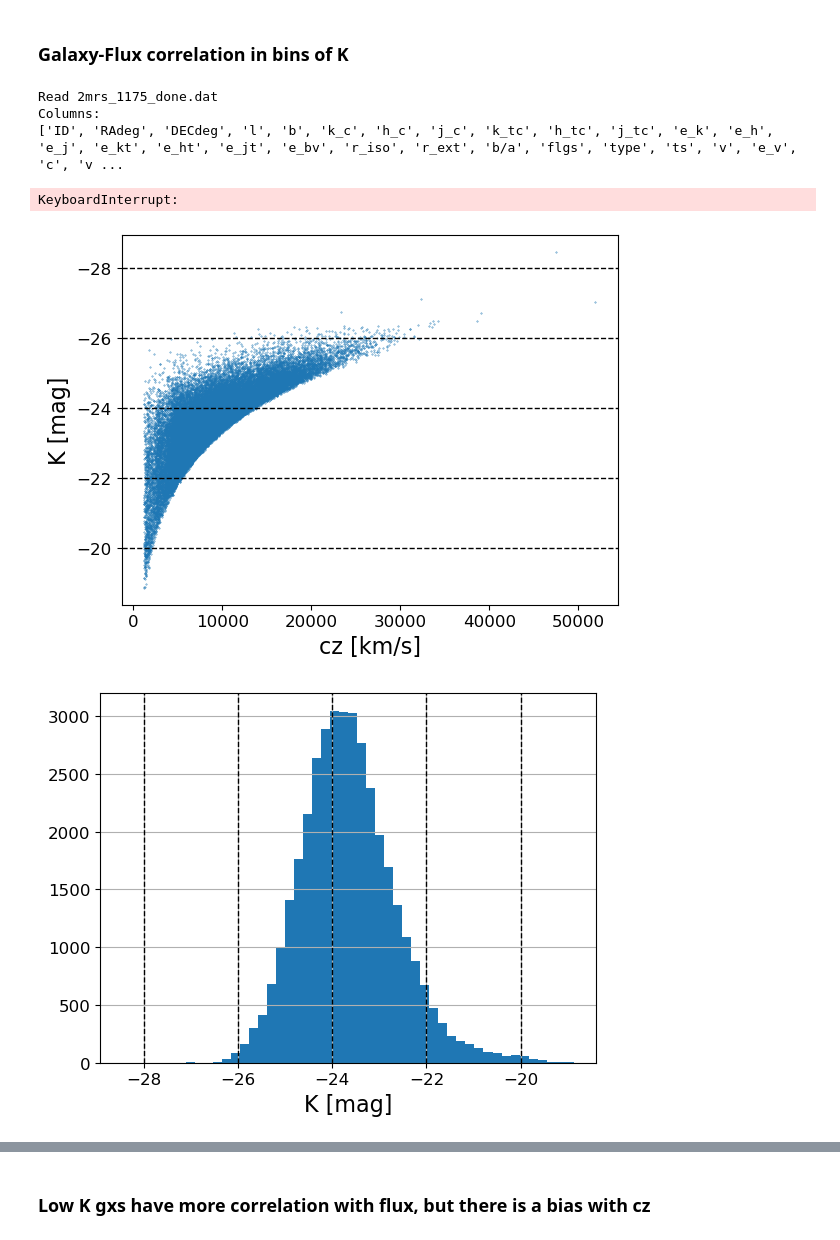
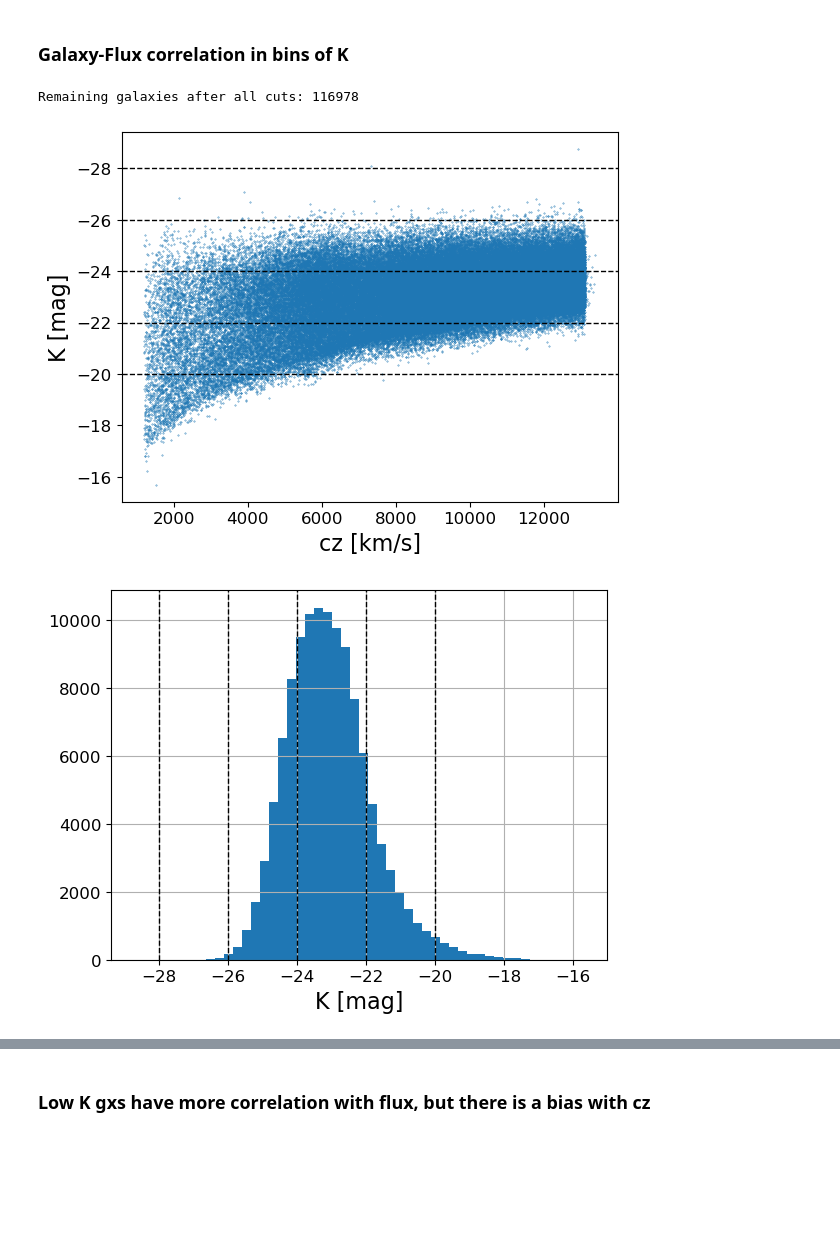
Before and after one commit to FedeDavilaKurban/Auger, a Jupyter notebook: plot3_GLADE_paper1.ipynb, the cells around one changed output, grey strips where cells are left out. Saved outputs shown, nothing was run; the diff lists cells and outputs as text; code cells hidden in the pictures; blank space fills up the shorter version.

```diff
--- a/plot3_GLADE_paper1.ipynb
+++ b/plot3_GLADE_paper1.ipynb
@@ -11,6 +11,8 @@ import matplotlib.pyplot as plt
 
 
 def read_GLADE(cols_to_use, cz_min=1200, dL_max=200):
+    from get_masks import get_milkyway_mask
+
     filename = "../data/GLADE_zhelio_lt0.1_dL_lt300.txt"
     c = 299792.458  # km/s
     chunksize = 200_000
@@ -53,6 +55,9 @@ def read_GLADE(cols_to_use, cz_min=1200, dL_max=200):
     df = pd.concat(filtered_chunks, ignore_index=True)
     # Compute absolute K magnitude
     df["M_K"] = df["K"] - 5 * np.log10(df["d_L"]) - 25
+
+    df = df.iloc[get_milkyway_mask(df["RA"].values, df["Dec"].values)]
+    df = df[df['Dec']<45.]
 
     print(f"Remaining galaxies after all cuts: {len(df)}")
 
@@ -112,30 +117,27 @@ flux_val = flux_cat[:, 2]
 fcat = treecorr.Catalog(ra=flux_ra, dec=flux_dec, k=flux_val,
                         ra_units='deg', dec_units='deg', npatch=20)
 # %% [output]
-Read 2mrs_1175_done.dat
-Columns:
-['ID', 'RAdeg', 'DECdeg', 'l', 'b', 'k_c', 'h_c', 'j_c', 'k_tc', 'h_tc', 'j_tc', 'e_k', 'e_h', 'e_j', 'e_kt', 'e_ht', 'e_jt', 'e_bv', 'r_iso', 'r_ext', 'b/a', 'flgs', 'type', 'ts', 'v', 'e_v', 'c', 'v ...
+Remaining galaxies after all cuts: 116978
-KeyboardInterrupt:
 # %%
-plt.scatter(gxs['cz'], gxs['M_Ks'], s=.1)
+plt.scatter(gxs['cz'], gxs['M_K'], s=.1)
 plt.xlabel('cz [km/s]')
 plt.ylabel('K [mag]')
 for K in [-20, -22, -24, -26, -28]:
     plt.axhline(K, color='k', ls='--', lw=1)
 plt.axhline
 plt.gca().invert_yaxis()
 #plt.grid()
 plt.show()
 
-plt.hist(gxs['M_Ks'], bins=50, color='C0')
+plt.hist(gxs['M_K'], bins=50, color='C0')
 for K in [-20, -22, -24, -26, -28]:
     plt.axvline(K, color='k', ls='--', lw=1)
 plt.xlabel('K [mag]')
 plt.grid()
 plt.show()
 # %% [output]
-[figure, old version]
+[figure, new version]
-[figure, old version]
+[figure, new version]
 # %%
 
 """
```
Also changed, not shown: parts of 4 cells of this notebook, 7 other files.
